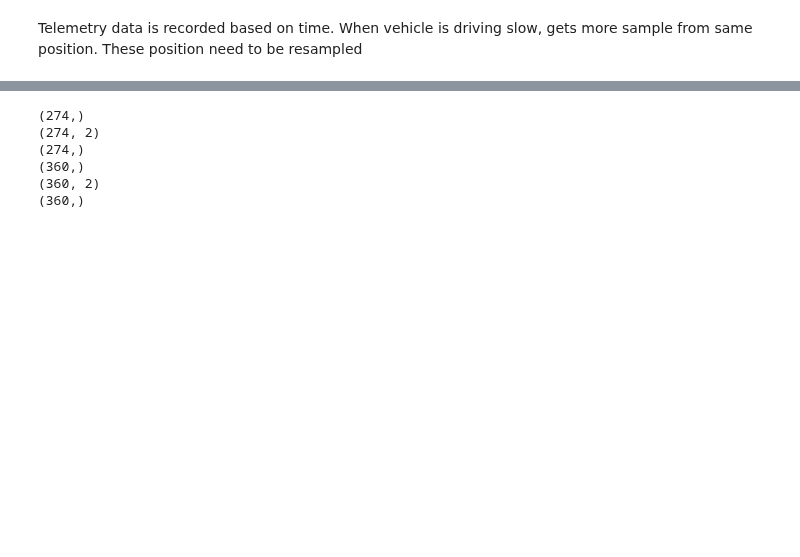
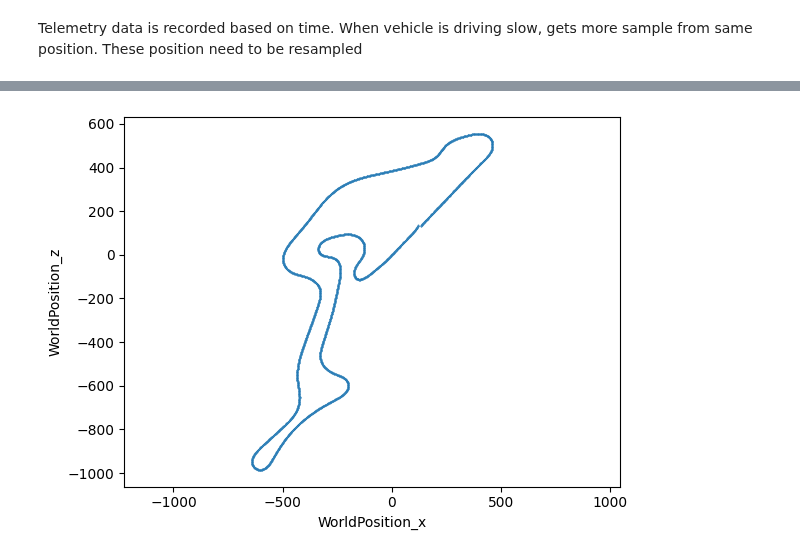
Before and after one commit to b4mad/racing, a Jupyter notebook: notebooks/track_sections_from_coordinates.ipynb, the cells around one changed output, grey strips where cells are left out. Saved outputs shown, nothing was run; the diff lists cells and outputs as text; code cells hidden in the pictures; blank space fills up the shorter version.

```diff
--- a/notebooks/track_sections_from_coordinates.ipynb
+++ b/notebooks/track_sections_from_coordinates.ipynb
@@ -487,44 +494,14 @@ NameError: name 'poiiiii' is not defined
 # %%
 distances = tracks['track_1']['distances']
 points = tracks['track_1']['points']
-yaw_angles = tracks['track_1']['yaw_angles']
-
-plt.figure()
-plt.plot(distances, yaw_angles, '.-')
-plt.xlabel('DistanceRoundTrack')
-plt.ylabel('YawAngle')
-plt.show()
 
 plt.figure()
 x = points[:,0]
 y = points[:,1]
 plt.scatter(x, y, s=0.1)
 plt.gca().set_aspect('equal', 'datalim')
 plt.xlabel('WorldPosition_x')
 plt.ylabel('WorldPosition_z')
 plt.show()
+# %% [output]
+[figure, added]
-# %%
-for track_id in tracks.keys():
-    distances = tracks[track_id]['distances']
-    points = tracks[track_id]['points']
-    yaw_angles = tracks[track_id]['yaw_angles']
-    yaw_rates = np.diff(yaw_angles)
-
-    print(distances.shape)
-    print(points.shape)
-    print(yaw_angles.shape)
-
-    tracks[track_id]['distances'] = distances[1:]
-    tracks[track_id]['points'] = points[1:,:]
-    tracks[track_id]['yaw_angles'] = yaw_angles[1:]
-    tracks[track_id]['yaw_rates'] = yaw_rates[1:]
-
-plt.plot(tracks['track_1']['yaw_rates'])
-plt.show()
-# %% [output]
-(274,)
-(274, 2)
-(274,)
-(360,)
-(360, 2)
-(360,)
```
Also changed, not shown: parts of 33 cells of this notebook.
